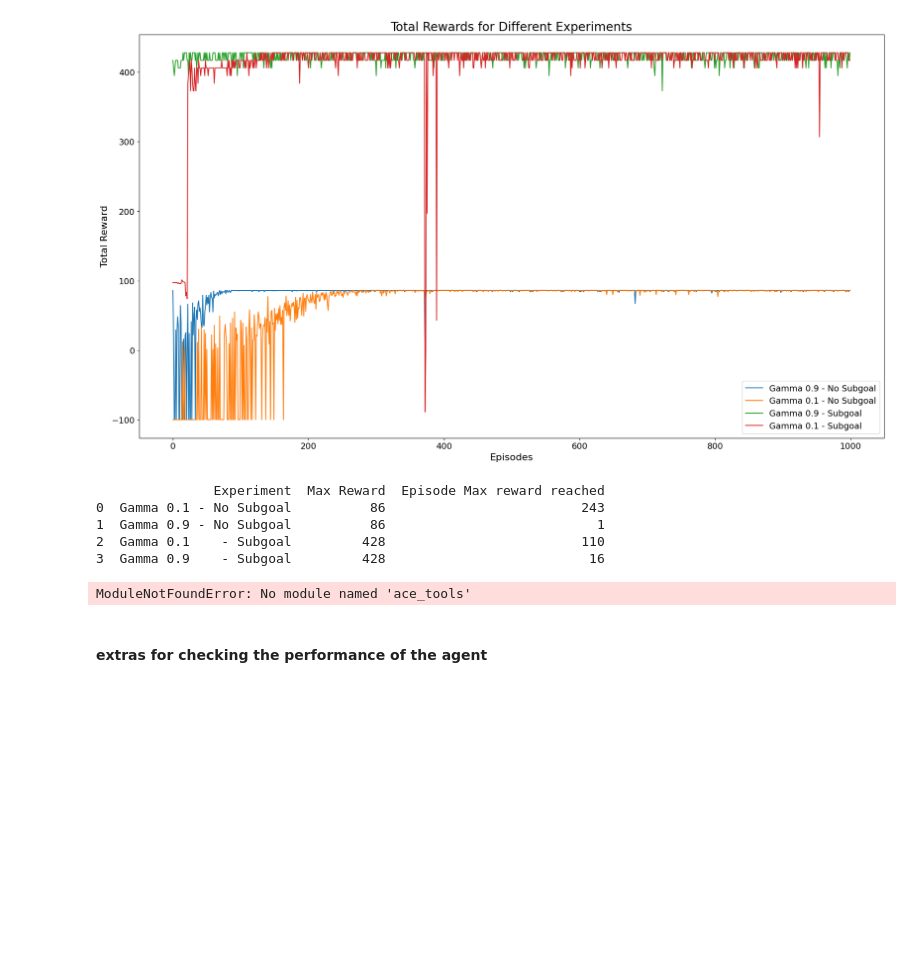
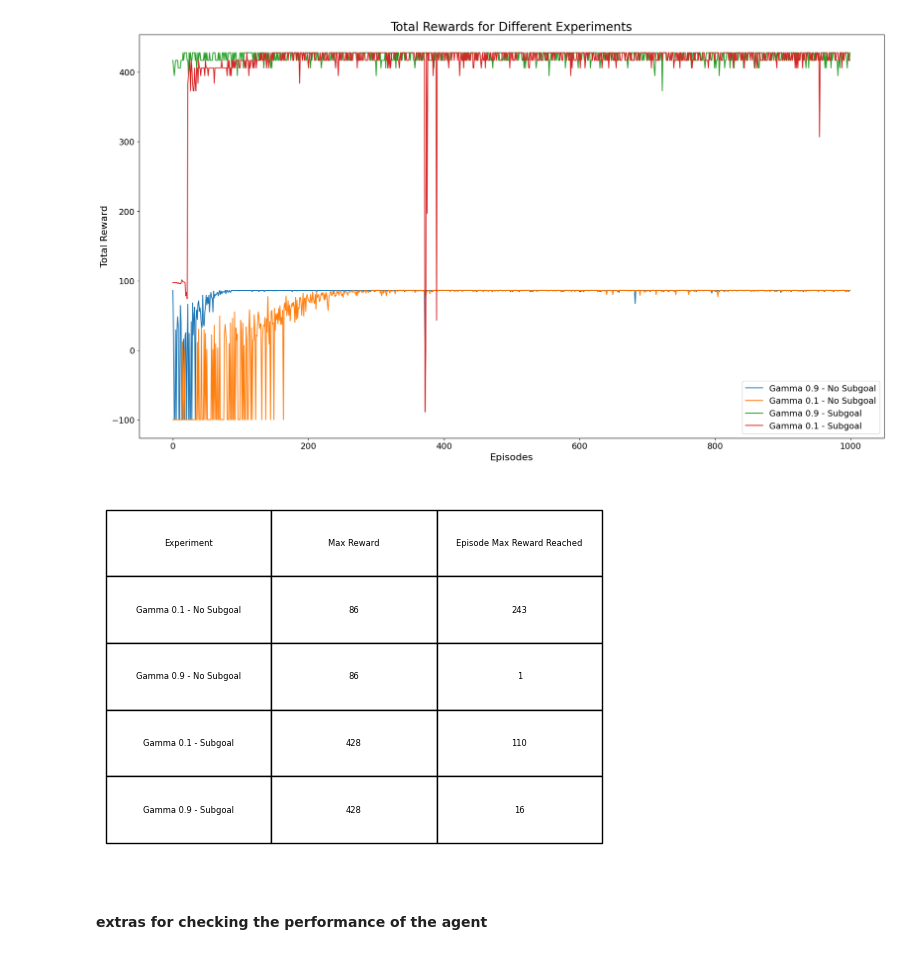
Before and after one commit to Steppenwolf2323/VU-minor-RL, a Jupyter notebook: RL-project.ipynb, the cells around one changed output. Saved outputs shown, nothing was run; the diff lists cells and outputs as text; code cells hidden in the pictures; blank space fills up the shorter version.

```diff
--- a/RL-project.ipynb
+++ b/RL-project.ipynb
@@ -315,41 +315,33 @@ plt.legend(fontsize=14)
 plt.show()
 # %% [output]
 [figure]
-# %%
-import pandas as pd
-
-# Store max rewards and the epochs at which they were reached for each experiment
-max_rewards_data = {
-    'Experiment':    ['Gamma 0.1 - No Subgoal', 'Gamma 0.9 - No Subgoal', 'Gamma 0.1    - Subgoal', 'Gamma 0.9    - Subgoal'],
-    'Max Reward':   [
-        max(total_rewards_gamma_01_No_subgoal),
-        max(total_rewards_gamma_09_NO_subgoal),
-        max(total_rewards_gamma_01_subgoal),
-        max(total_rewards_gamma_09_subgoal)
-    ],
-    'Episode Max reward reached':   [
-        total_rewards_gamma_01_No_subgoal.index(max(total_rewards_gamma_01_No_subgoal)) + 1,
-        total_rewards_gamma_09_NO_subgoal.index(max(total_rewards_gamma_09_NO_subgoal)) + 1,
-        total_rewards_gamma_01_subgoal.index(max(total_rewards_gamma_01_subgoal)) + 1,
-        total_rewards_gamma_09_subgoal.index(max(total_rewards_gamma_09_subgoal)) + 1
-    ]
-}
-
-# Create a DataFrame to display the results
-results_df = pd.DataFrame(max_rewards_data)
-
-# Display the table
-print(results_df)
-
-# If you want to display it as a proper table in Jupyter Notebook
-import ace_tools as tools; tools.display_dataframe_to_user(name="Experiment Results", dataframe=results_df)
-# %% [output]
-               Experiment  Max Reward  Episode Max reward reached
-0  Gamma 0.1 - No Subgoal          86                         243
-1  Gamma 0.9 - No Subgoal          86                           1
-2  Gamma 0.1    - Subgoal         428                         110
-3  Gamma 0.9    - Subgoal         428                          16
-ModuleNotFoundError: No module named 'ace_tools'
+# %%
+import matplotlib.pyplot as plt
+import numpy as np
+
+max_rewards_data = [
+    ['Gamma 0.1 - No Subgoal', max(total_rewards_gamma_01_No_subgoal), total_rewards_gamma_01_No_subgoal.index(max(total_rewards_gamma_01_No_subgoal)) + 1],
+    ['Gamma 0.9 - No Subgoal', max(total_rewards_gamma_09_NO_subgoal), total_rewards_gamma_09_NO_subgoal.index(max(total_rewards_gamma_09_NO_subgoal)) + 1],
+    ['Gamma 0.1 - Subgoal', max(total_rewards_gamma_01_subgoal), total_rewards_gamma_01_subgoal.index(max(total_rewards_gamma_01_subgoal)) + 1],
+    ['Gamma 0.9 - Subgoal', max(total_rewards_gamma_09_subgoal), total_rewards_gamma_09_subgoal.index(max(total_rewards_gamma_09_subgoal)) + 1]
+]
+
+columns = ['Experiment', 'Max Reward', 'Episode Max Reward Reached']
+
+fig, ax = plt.subplots()
+
+ax.xaxis.set_visible(False)
+ax.yaxis.set_visible(False)
+ax.set_frame_on(False)
+
+table = ax.table(cellText=max_rewards_data, colLabels=columns, cellLoc='center', loc='center')
+
+table.scale(1, 4)  # Increase table size for readability
+
+
+plt.show()
+# %% [output]
+[figure, added]
 # %% [markdown]
 #### extras for checking the performance of the agent
 # %%
```
